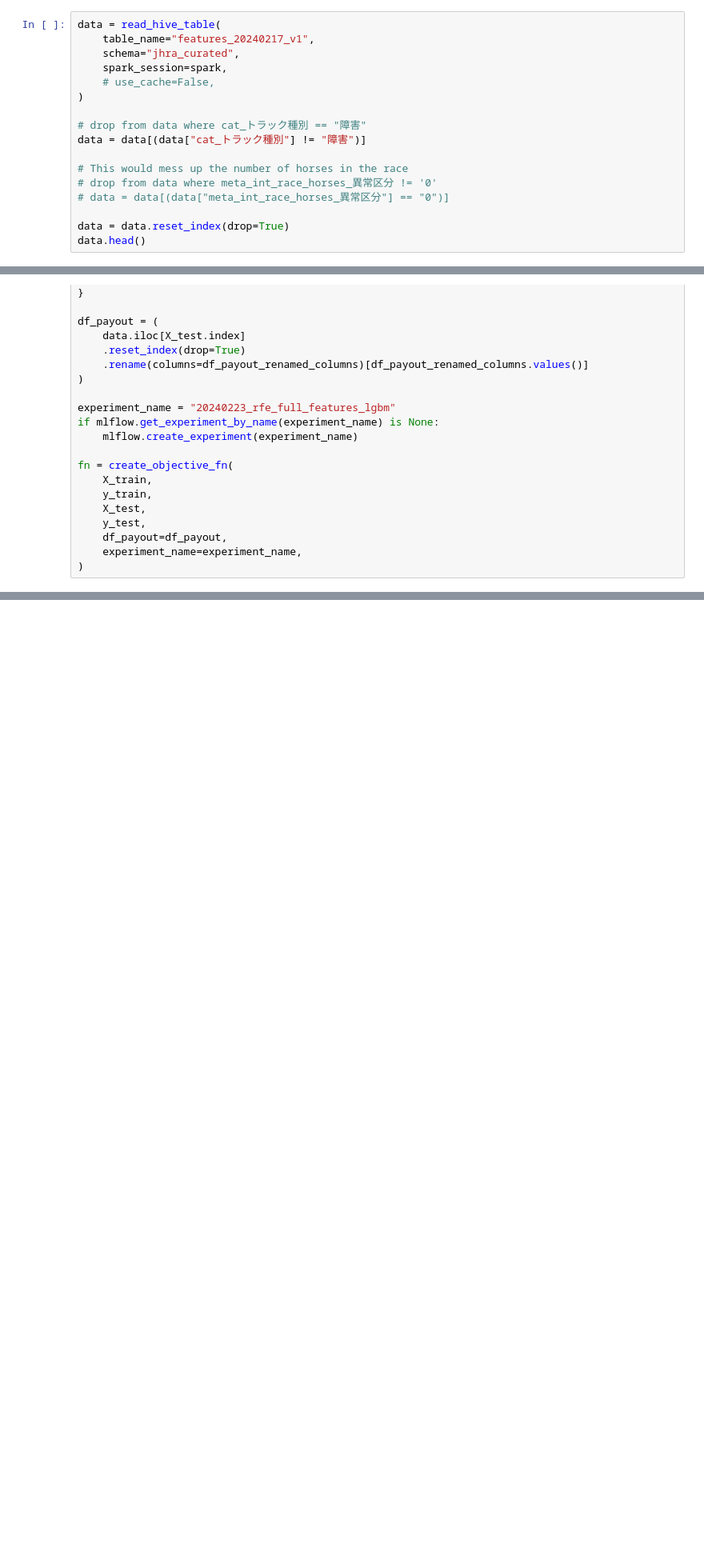
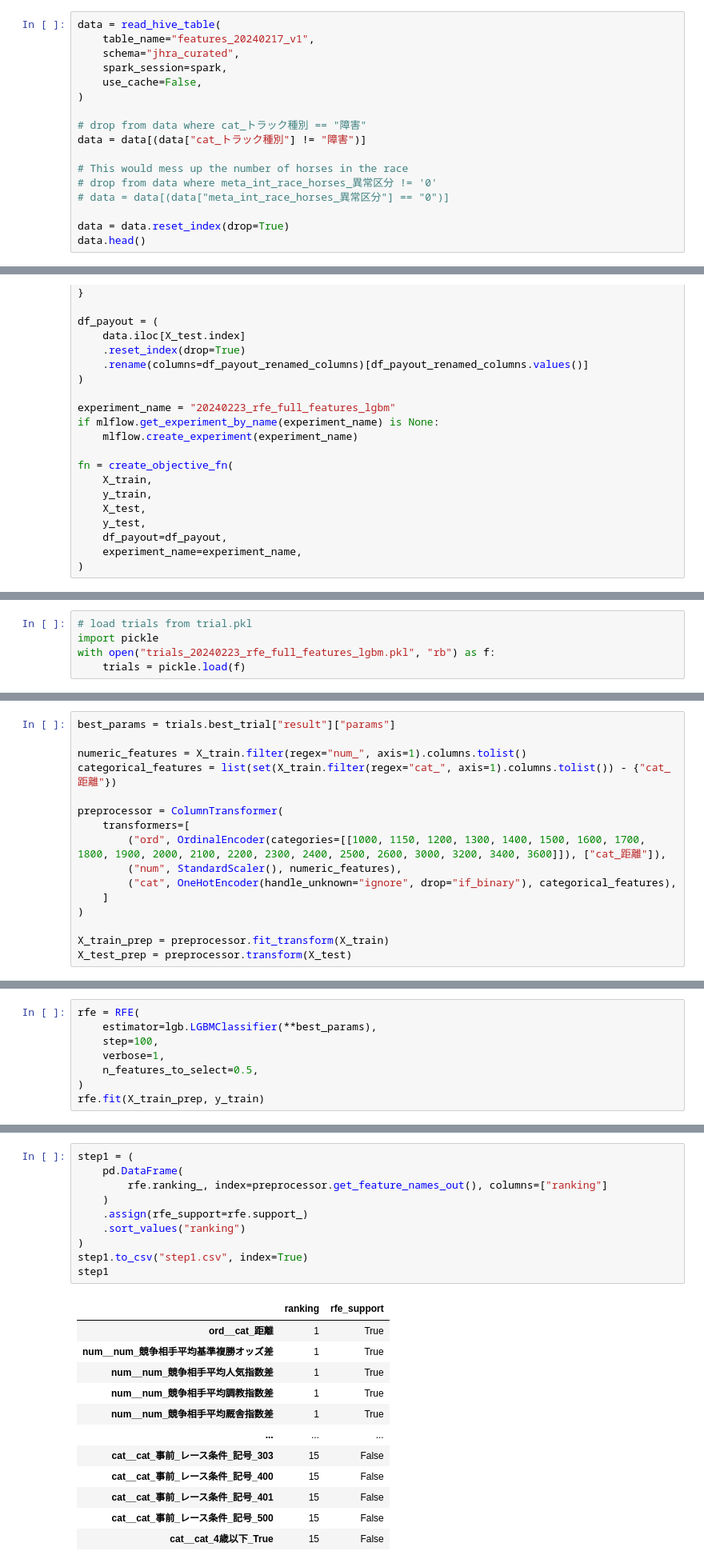
Before and after one commit to hankehly/JapanHorseRaceAnalytics, a Jupyter notebook: notebooks/2024-02/20240223_rfe.ipynb, the cells around one changed output, grey strips where cells are left out. Shown at 80% size. Cells and saved outputs as stored; diff of their text form; blank space fills up the shorter version.

```diff
--- a/notebooks/2024-02/20240223_rfe.ipynb
+++ b/notebooks/2024-02/20240223_rfe.ipynb
@@ -82,7 +87,7 @@ data = read_hive_table(
     table_name="features_20240217_v1",
     schema="jhra_curated",
     spark_session=spark,
-    # use_cache=False,
+    use_cache=False,
 )
 
 # drop from data where cat_トラック種別 == "障害"
@@ -501,0 +663,5 @@ rfe.fit(X_train, y_train)
+# %%
+# load trials from trial.pkl
+import pickle
+with open("trials_20240223_rfe_full_features_lgbm.pkl", "rb") as f:
+    trials = pickle.load(f)
@@ -501,0 +670,16 @@ rfe.fit(X_train, y_train)
+# %%
+best_params = trials.best_trial["result"]["params"]
+
+numeric_features = X_train.filter(regex="num_", axis=1).columns.tolist()
+categorical_features = list(set(X_train.filter(regex="cat_", axis=1).columns.tolist()) - {"cat_距離"})
+
+preprocessor = ColumnTransformer(
+    transformers=[
+        ("ord", OrdinalEncoder(categories=[[1000, 1150, 1200, 1300, 1400, 1500, 1600, 1700, 1800, 1900, 2000, 2100, 2200, 2300, 2400, 2500, 2600, 3000, 3200, 3400, 3600]]), ["cat_距離"]),
+        ("num", StandardScaler(), numeric_features),
+        ("cat", OneHotEncoder(handle_unknown="ignore", drop="if_binary"), categorical_features),
+    ]
+)
+
+X_train_prep = preprocessor.fit_transform(X_train)
+X_test_prep = preprocessor.transform(X_test)
@@ -501,0 +697,8 @@ rfe.fit(X_train, y_train)
+# %%
+rfe = RFE(
+    estimator=lgb.LGBMClassifier(**best_params),
+    step=100,
+    verbose=1,
+    n_features_to_select=0.5,
+)
+rfe.fit(X_train_prep, y_train)
@@ -501,0 +748,23 @@ rfe.fit(X_train, y_train)
+# %%
+step1 = (
+    pd.DataFrame(
+        rfe.ranking_, index=preprocessor.get_feature_names_out(), columns=["ranking"]
+    )
+    .assign(rfe_support=rfe.support_)
+    .sort_values("ranking")
+)
+step1.to_csv("step1.csv", index=True)
+step1
+# %% [output]
+|  | ranking | rfe_support |
+| ord__cat_距離 | 1 | True |
+| num__num_競争相手平均基準複勝オッズ差 | 1 | True |
+| num__num_競争相手平均人気指数差 | 1 | True |
+| num__num_競争相手平均調教指数差 | 1 | True |
+| num__num_競争相手平均厩舎指数差 | 1 | True |
+| ... | ... | ... |
+| cat__cat_事前_レース条件_記号_303 | 15 | False |
+| cat__cat_事前_レース条件_記号_400 | 15 | False |
+| cat__cat_事前_レース条件_記号_401 | 15 | False |
+| cat__cat_事前_レース条件_記号_500 | 15 | False |
+| cat__cat_4歳以下_True | 15 | False |
```
Also changed, not shown: parts of 37 cells of this notebook, 7 other files.
